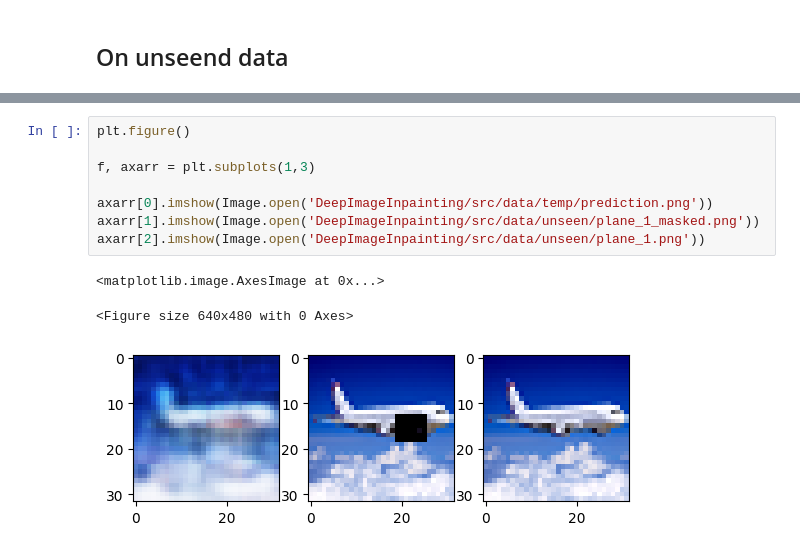
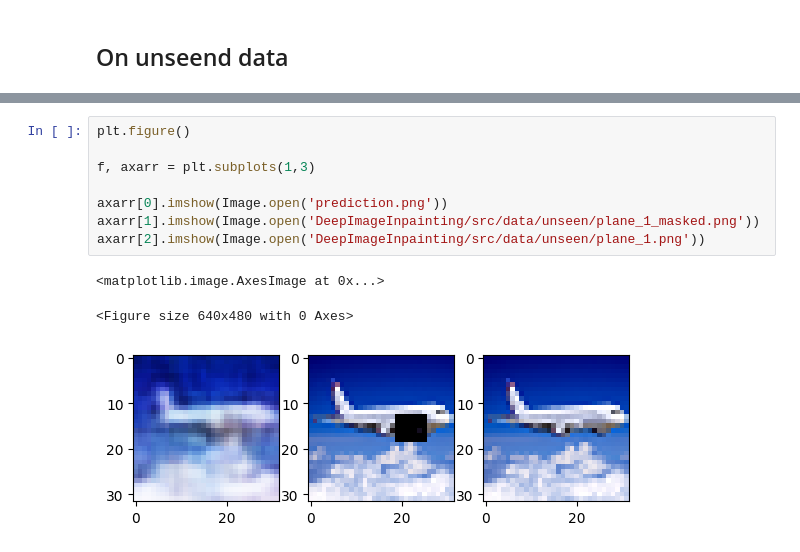
Before and after one commit to Nagim123/DeepImageInpainting, a Jupyter notebook: notebooks/Test_AE_DeepImageInpainting.ipynb, the cells around one changed output, grey strips where cells are left out. Cells and saved outputs as stored; diff of their text form.

```diff
--- a/notebooks/Test_AE_DeepImageInpainting.ipynb
+++ b/notebooks/Test_AE_DeepImageInpainting.ipynb
@@ -79,12 +134,12 @@ axarr[1].imshow(Image.open('DeepImageInpainting/src/data/temp/temp.png'))
 # %%
 plt.figure()
 
 f, axarr = plt.subplots(1,3)
 
-axarr[0].imshow(Image.open('DeepImageInpainting/src/data/temp/prediction.png'))
+axarr[0].imshow(Image.open('prediction.png'))
 axarr[1].imshow(Image.open('DeepImageInpainting/src/data/unseen/plane_1_masked.png'))
 axarr[2].imshow(Image.open('DeepImageInpainting/src/data/unseen/plane_1.png'))
 # %% [output]
 <matplotlib.image.AxesImage at 0x...>
 <Figure size 640x480 with 0 Axes>
-[figure, old version]
+[figure, new version]
```
Also changed, not shown: parts of 11 cells of this notebook, 4 other files.
